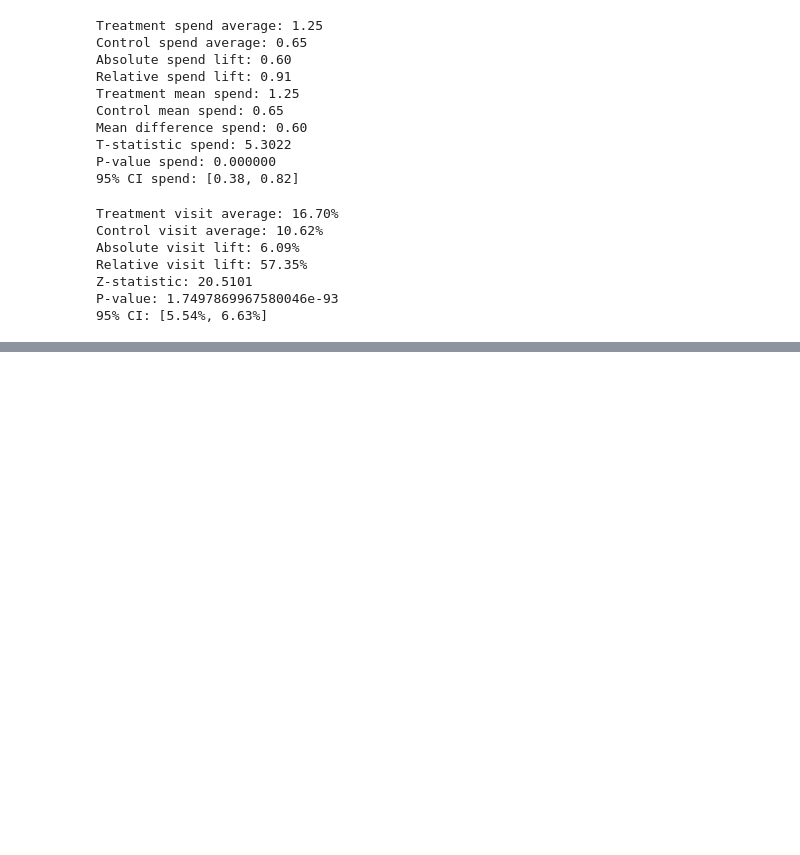
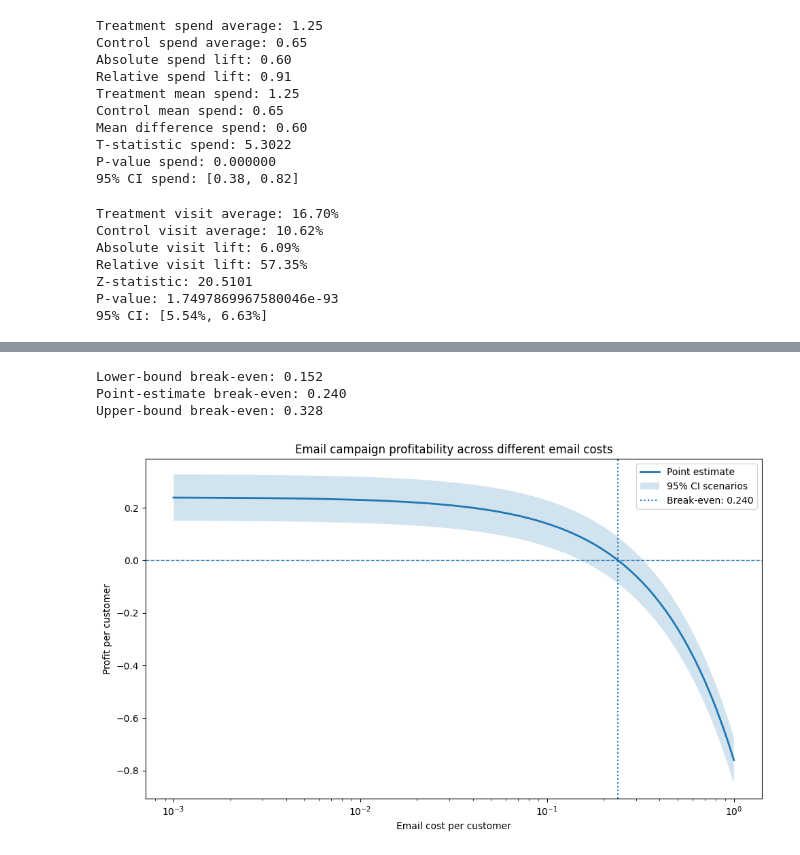
Before and after one commit to pinkbricks/email-marketing-ab-test, a Jupyter notebook: hillstrom.ipynb, the cells around one changed output, grey strips where cells are left out. Cells and saved outputs as stored; diff of their text form; code cells hidden in the pictures; blank space fills up the shorter version.

Commit message:
Checked if emails improved profit

```diff
--- a/hillstrom.ipynb
+++ b/hillstrom.ipynb
@@ -572,0 +619,57 @@ P-value: 1.7497869967580046e-93
+# %%
+# to break even the email costs must be
+
+break_even_low = lift_low * margin
+break_even_point = lift_point * margin
+break_even_high = lift_high * margin
+
+print(f"Lower-bound break-even: {break_even_low:.3f}")
+print(f"Point-estimate break-even: {break_even_point:.3f}")
+print(f"Upper-bound break-even: {break_even_high:.3f}")
+# %% [output]
+Lower-bound break-even: 0.152
+Point-estimate break-even: 0.240
+Upper-bound break-even: 0.328
+# %%
+# plotting the results
+plt.figure(figsize=(10, 6))
+
+# Plot point estimate
+plt.plot(
+    results['email_cost'],
+    results['profit_point'],
+    label='Point estimate',
+    linewidth=2
+)
+
+# Confidence interval band
+plt.fill_between(
+    results['email_cost'],
+    results['profit_low'],
+    results['profit_high'],
+    alpha=0.2,
+    label='95% CI scenarios'
+)
+
+# Zero-profit reference line
+plt.axhline(0, linestyle='--', linewidth=1)
+
+# Break-even marker
+plt.axvline(
+    break_even_point,
+    linestyle=':',
+    label=f'Break-even: {break_even_point:.3f}'
+)
+
+plt.xscale('log')
+
+plt.xlabel('Email cost per customer')
+plt.ylabel('Profit per customer')
+plt.title('Email campaign profitability across different email costs')
+
+plt.legend()
+plt.grid(False)
+plt.tight_layout()
+plt.show()
+# %% [output]
+[figure, added]
```
Also changed, not shown: parts of 3 cells of this notebook, 2 other files.
